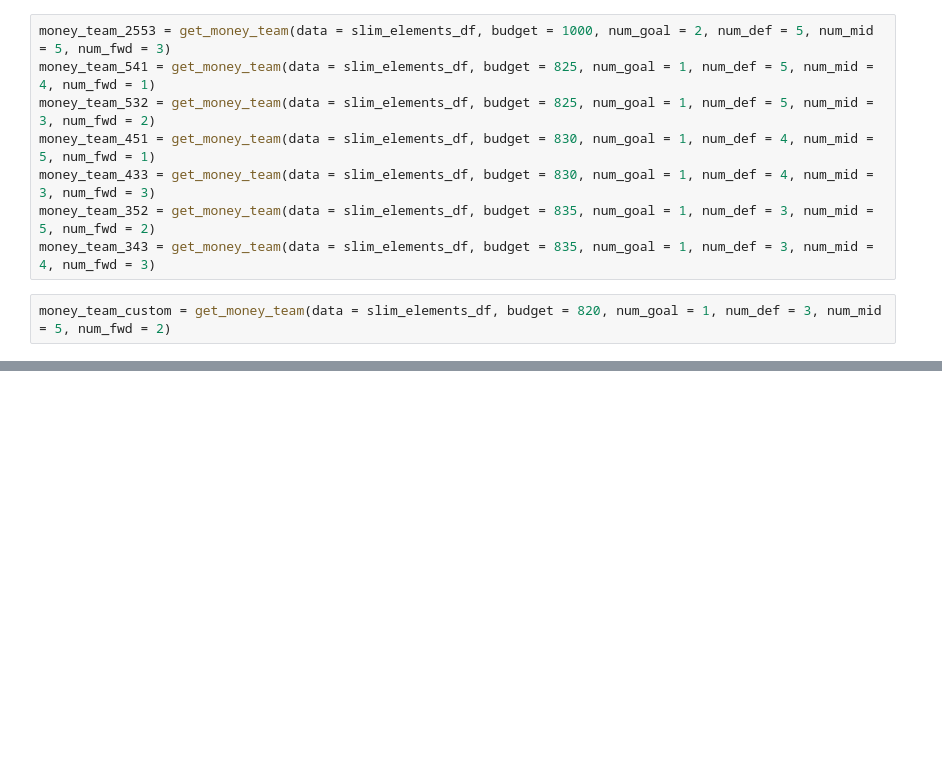
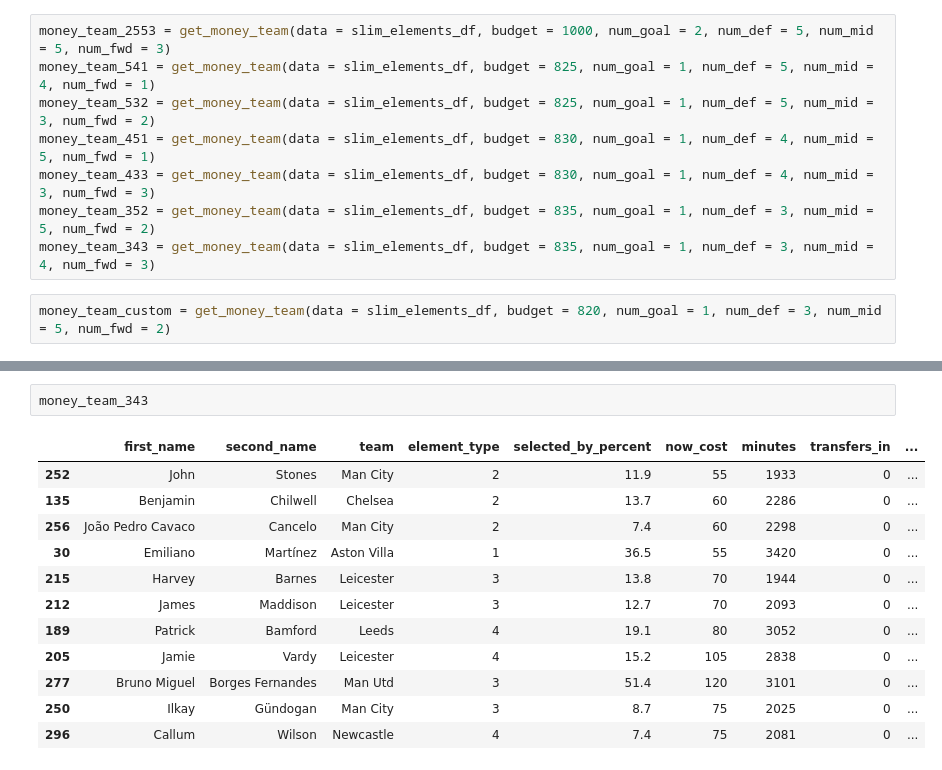
Before and after one commit to felixshier/FPL-Analysis, a Jupyter notebook: FPL Analysis.ipynb, the cells around one changed output, grey strips where cells are left out. Cells and saved outputs as stored; diff of their text form; blank space fills up the shorter version.

```diff
--- a/FPL Analysis.ipynb
+++ b/FPL Analysis.ipynb
@@ -369,3 +369,18 @@ print(sum(money_team_custom['ppg']))
+# %%
+money_team_343
+# %% [output]
+|  | first_name | second_name | team | element_type | selected_by_percent | now_cost | minutes | transfers_in | ... |
+| 252 | John | Stones | Man City | 2 | 11.9 | 55 | 1933 | 0 | ... |
+| 135 | Benjamin | Chilwell | Chelsea | 2 | 13.7 | 60 | 2286 | 0 | ... |
+| 256 | João Pedro Cavaco | Cancelo | Man City | 2 | 7.4 | 60 | 2298 | 0 | ... |
+| 30 | Emiliano | Martínez | Aston Villa | 1 | 36.5 | 55 | 3420 | 0 | ... |
+| 215 | Harvey | Barnes | Leicester | 3 | 13.8 | 70 | 1944 | 0 | ... |
+| 212 | James | Maddison | Leicester | 3 | 12.7 | 70 | 2093 | 0 | ... |
+| 189 | Patrick | Bamford | Leeds | 4 | 19.1 | 80 | 3052 | 0 | ... |
+| 205 | Jamie | Vardy | Leicester | 4 | 15.2 | 105 | 2838 | 0 | ... |
+| 277 | Bruno Miguel | Borges Fernandes | Man Utd | 3 | 51.4 | 120 | 3101 | 0 | ... |
+| 250 | Ilkay | Gündogan | Man City | 3 | 8.7 | 75 | 2025 | 0 | ... |
+| 296 | Callum | Wilson | Newcastle | 4 | 7.4 | 75 | 2081 | 0 | ... |
 # %%
 money_team_352
 # %% [output]
```
Also changed, not shown: parts of 11 cells of this notebook.
